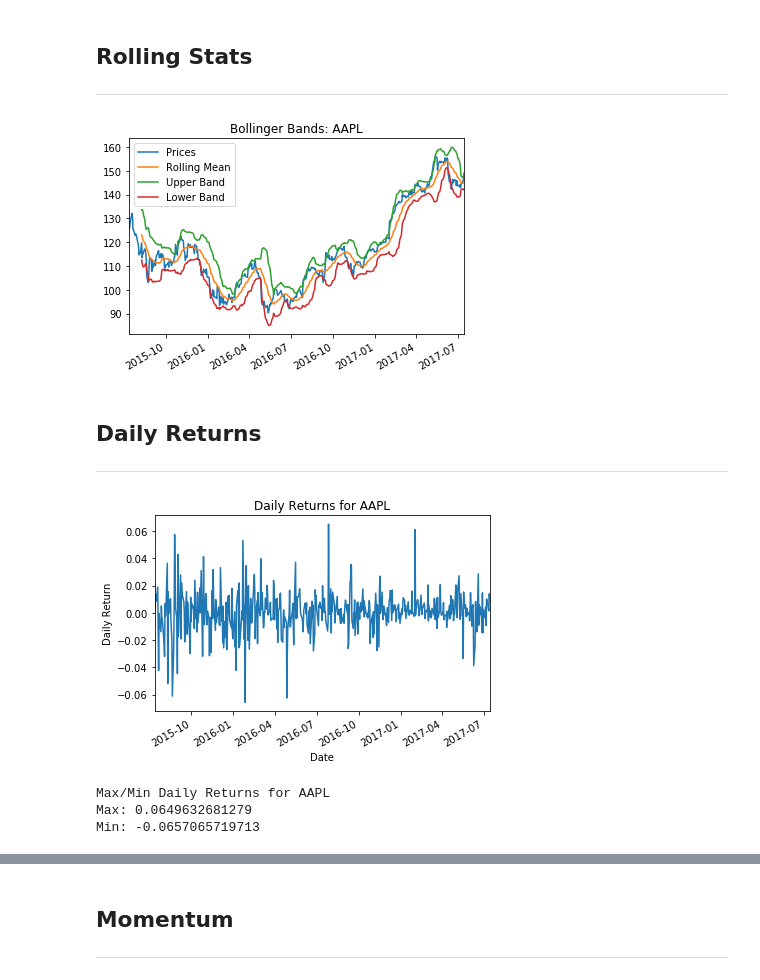
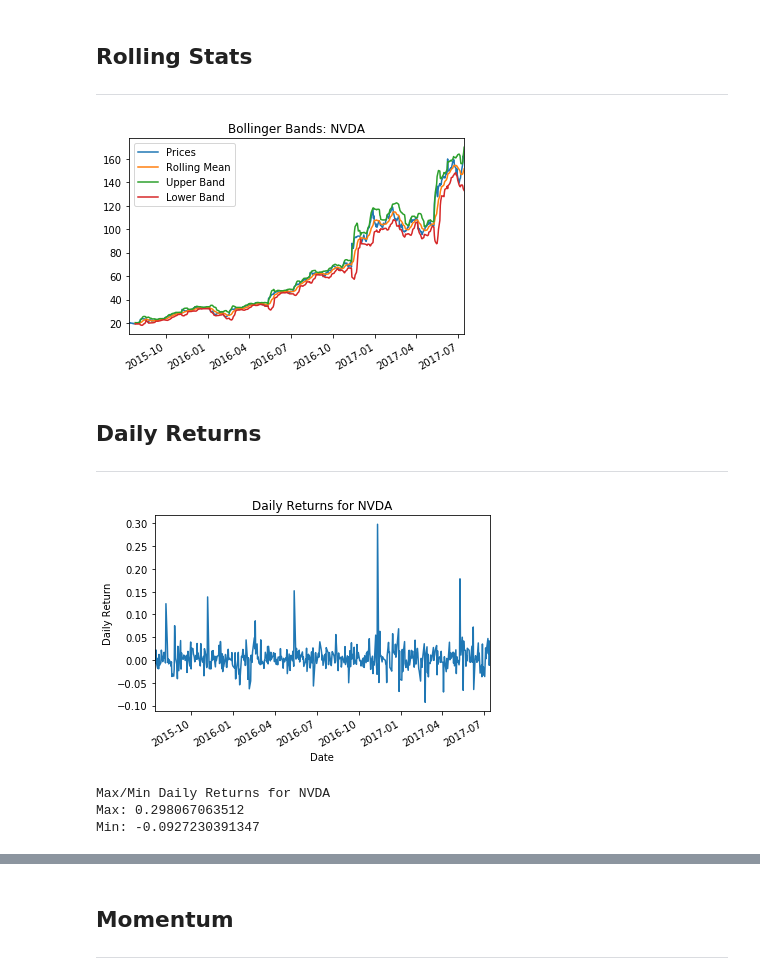
Before and after one commit to mbozelka/Machine-Learning-Capstone, a Jupyter notebook: project/data-exploration/Data Exploration.ipynb, the cells around one changed output, grey strips where cells are left out. Drawn from its saved outputs; the diff is of its cells as text; code cells hidden in the pictures.

```diff
--- a/project/data-exploration/Data Exploration.ipynb
+++ b/project/data-exploration/Data Exploration.ipynb
@@ -171,7 +155,8 @@ class KnnLearner:
 # use two years of dates for data exploration
 dates = pd.date_range('2015-07-14', '2017-07-14')
 
-ticker = 'SPY'
+ticker = 'NVDA'
+metrics_window = 10
 
 # These will be the tickers we will be working with to build our model
 # SPY is added as a benchmark model.
@@ -229,13 +212,13 @@ dtype: float64
 ## Rolling Stats
 ---
 # %%
-rolling_mean = get_rolling_mean(df_explore[ticker], window=20)
-rolling_std = get_rolling_std(df_explore[ticker], window=20)
+rolling_mean = get_rolling_mean(df_explore[ticker], metrics_window)
+rolling_std = get_rolling_std(df_explore[ticker], metrics_window)
 lower_band, upper_band = get_bollinger_bands(rolling_mean, rolling_std)
 
 print_bollinger_bands(df_explore[ticker], rolling_mean, lower_band, upper_band, ticker)
 # %% [output]
-[figure, old version]
+[figure, new version]
 # %% [markdown]
 ## Daily Returns
 ---
@@ -247,10 +230,10 @@ print 'Max/Min Daily Returns for ' + ticker
 print 'Max:', daily_returns[ticker].max()
 print 'Min:', daily_returns[ticker].min()
 # %% [output]
-[figure, old version]
+[figure, new version]
-Max/Min Daily Returns for AAPL
-Max: 0.0649632681279
-Min: -0.0657065719713
+Max/Min Daily Returns for NVDA
+Max: 0.298067063512
+Min: -0.0927230391347
 # %%
 plot_hist_with_stats(daily_returns[ticker], bins=15, title=ticker)
 plot_hist_multi(daily_returns, bins=15)
```
Also changed, not shown: parts of 22 cells of this notebook, 1 other file.
